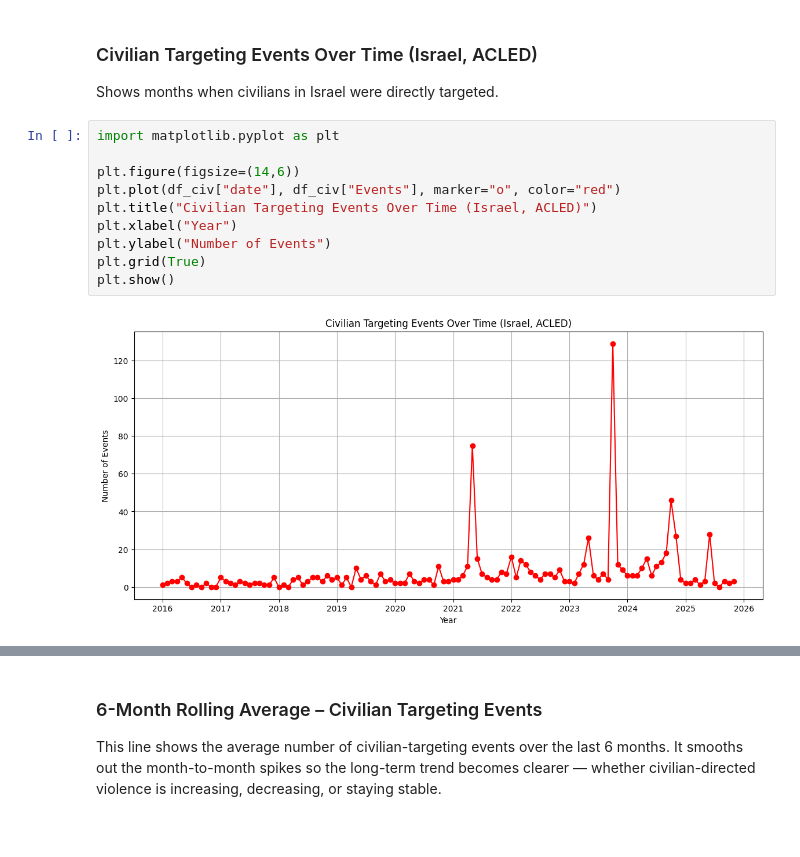
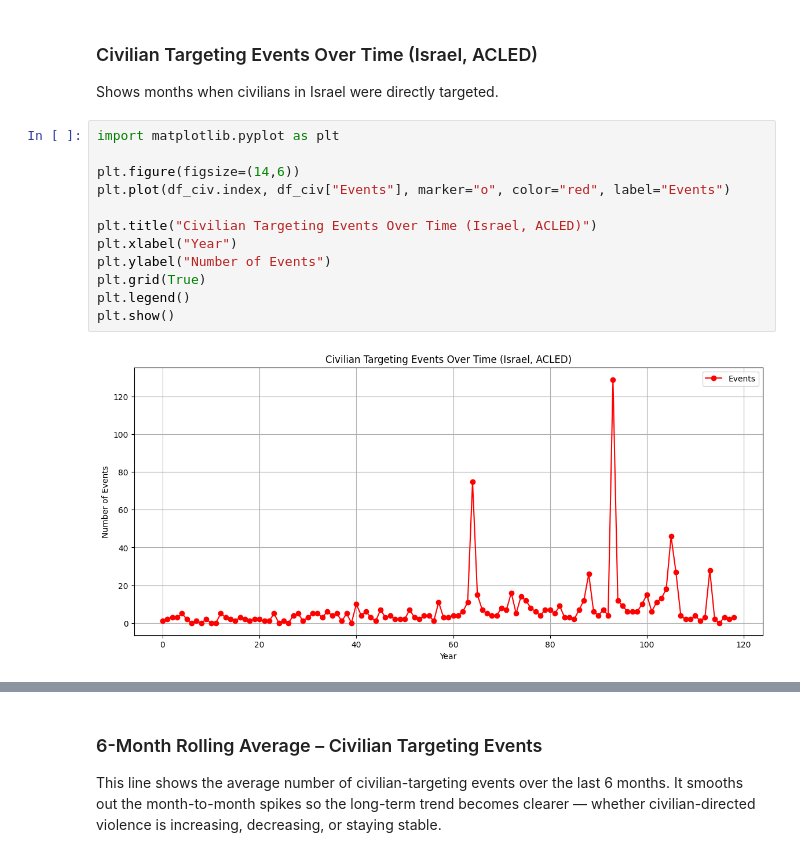
Before and after one commit to zvelegrakis/projects, a Jupyter notebook: projects/000_p1/notebooks/exploration.ipynb, the cells around one changed output, grey strips where cells are left out. Drawn from its saved outputs; the diff is of its cells as text.

```diff
--- a/projects/000_p1/notebooks/exploration.ipynb
+++ b/projects/000_p1/notebooks/exploration.ipynb
@@ -112,13 +117,15 @@ Shows months when civilians in Israel were directly targeted.
 # %%
 import matplotlib.pyplot as plt
 
 plt.figure(figsize=(14,6))
-plt.plot(df_civ["date"], df_civ["Events"], marker="o", color="red")
+plt.plot(df_civ.index, df_civ["Events"], marker="o", color="red", label="Events")
+
 plt.title("Civilian Targeting Events Over Time (Israel, ACLED)")
 plt.xlabel("Year")
 plt.ylabel("Number of Events")
 plt.grid(True)
+plt.legend()
 plt.show()
 # %% [output]
-[figure, old version]
+[figure, new version]
 # %%
```
Also changed, not shown: parts of 18 cells of this notebook.
